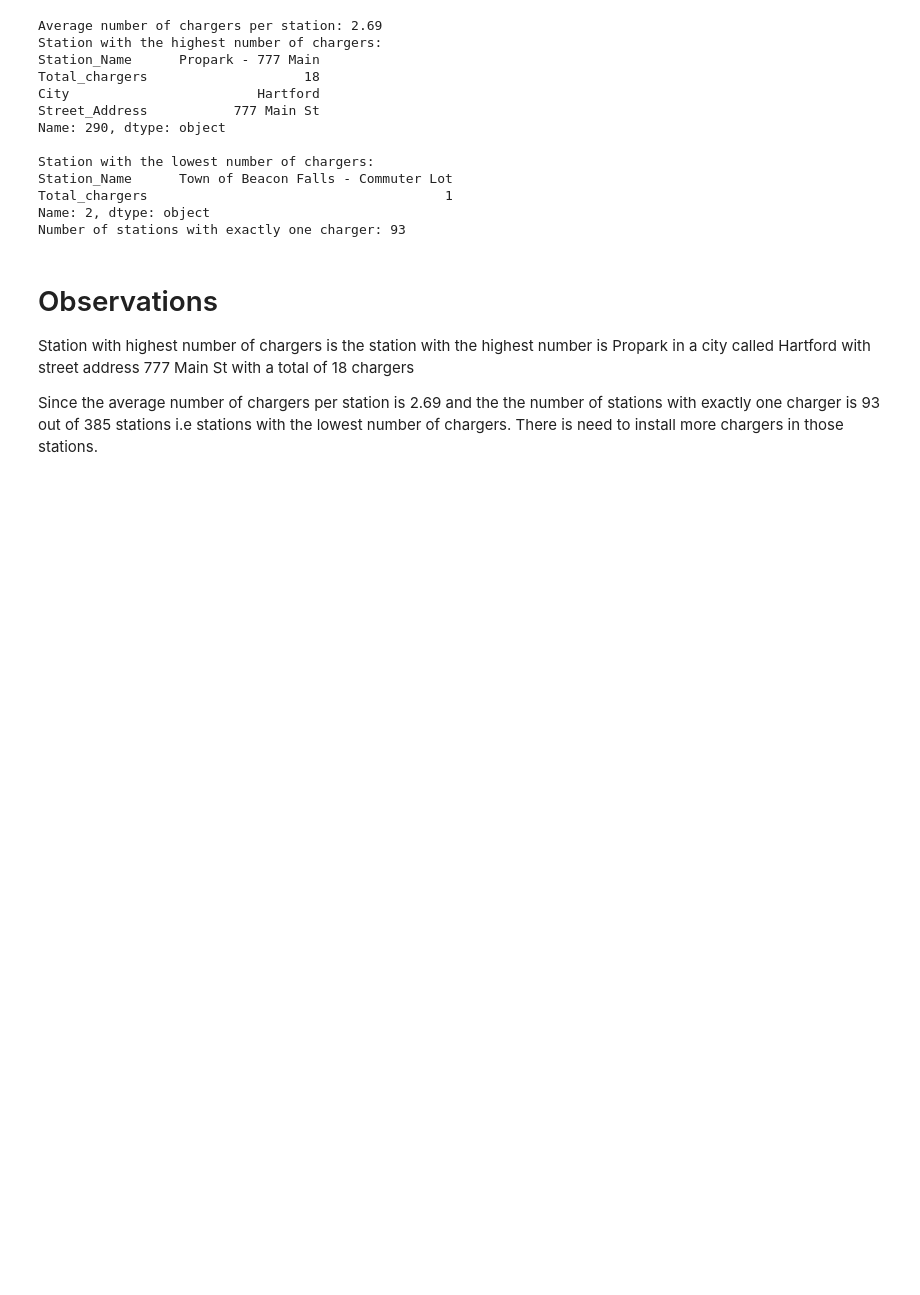
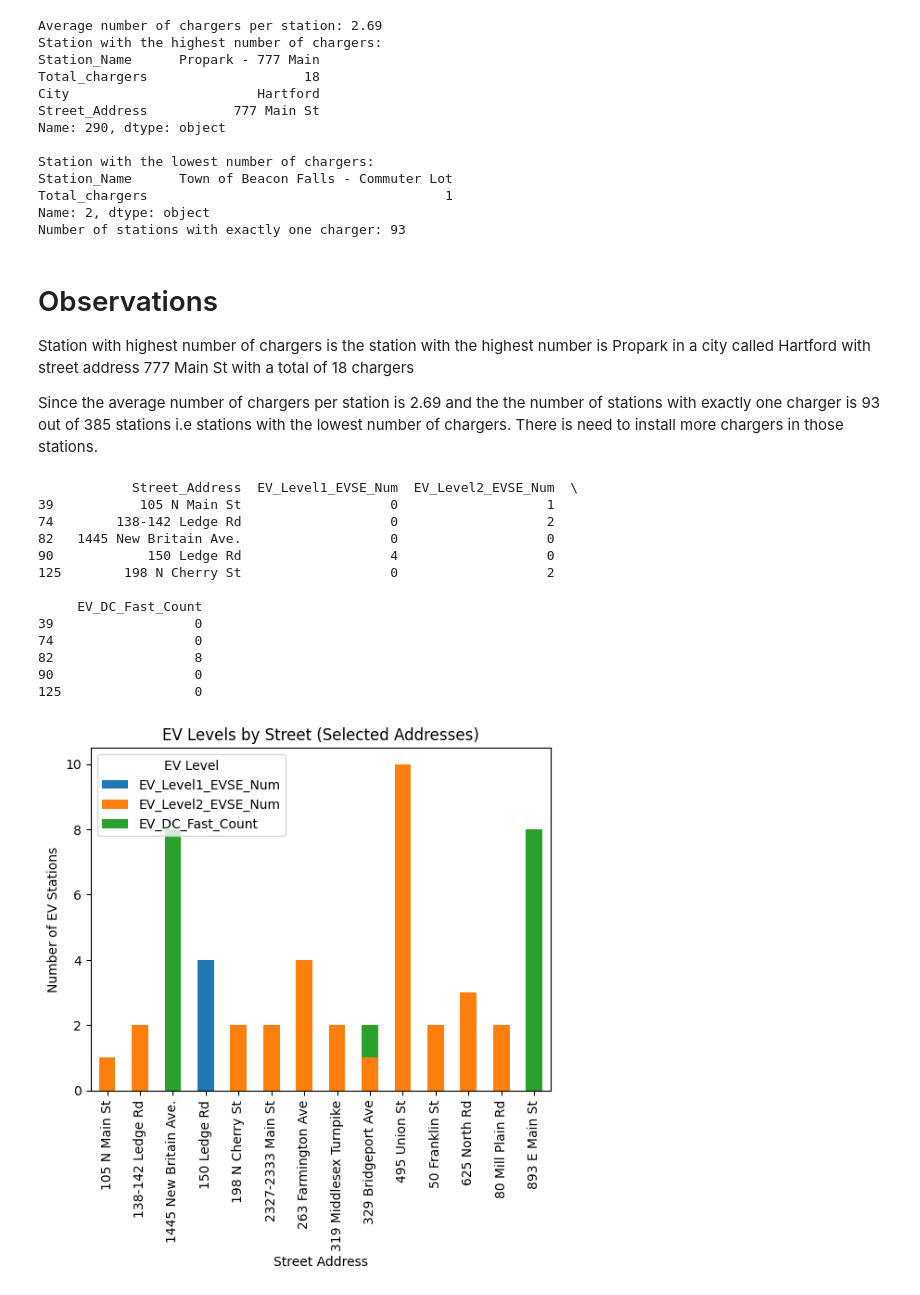
Before and after one commit to Hillal-cell/EV_Station, a Jupyter notebook: final_project.ipynb, the cells around one changed output. Drawn from its saved outputs; the diff is of its cells as text; code cells hidden in the pictures; blank space fills up the shorter version.

```diff
--- a/final_project.ipynb
+++ b/final_project.ipynb
@@ -865,3 +845,63 @@ Number of stations with exactly one charger: 93
 Station with highest number of chargers is the station with the highest number is Propark in a city called Hartford with street address 777 Main St with a total of 18 chargers
 
 Since the average number of chargers per station is 2.69 and the the number of stations with exactly one charger is 93 out of 385 stations i.e stations with the lowest number of chargers. There is need to install more chargers in those stations.
+# %%
+import matplotlib.pyplot as plt
+
+
+# Define the columns to replace 'none' with 0
+columns_to_replace = ['EV_Level1_EVSE_Num','EV_Level2_EVSE_Num','EV_DC_Fast_Count']
+
+# Replace 'none' and 'NONE' with 0 in the specified columns
+for col in columns_to_replace:
+    df[col] = df[col].astype(str).str.lower().replace('none', '0').astype(int)
+
+# Aggregate the data: count occurrences of each level per street
+agg_data = df.groupby('Street_Address')[columns_to_replace].sum().reset_index()
+
+# Select only the first fifteen addresses from the list you provided
+selected_addresses = [
+    '138-142 Ledge Rd',
+    '893 E Main St',
+    '105 N Main St',
+    '319 Middlesex Turnpike',
+    '80 Mill Plain Rd',
+    '50 Franklin St',
+    '1445 New Britain Ave.',
+    '2327-2333 Main St',
+    '150 Ledge Rd',
+    '625 North Rd',
+    '495 Union St',
+    '263 Farmington Ave',
+    '329 Bridgeport Ave',
+    '198 N Cherry St'
+]
+
+# Filter the aggregated data for the selected addresses
+agg_data = agg_data[agg_data['Street_Address'].isin(selected_addresses)]
+
+# Check the structure of the filtered data
+print(agg_data.head())
+
+# Plot the bar graph
+agg_data.set_index('Street_Address')[columns_to_replace].plot(kind='bar', stacked=True)
+plt.xlabel('Street Address')
+plt.ylabel('Number of EV Stations')
+plt.title('EV Levels by Street (Selected Addresses)')
+plt.legend(title='EV Level')
+plt.show()
+# %% [output]
+            Street_Address  EV_Level1_EVSE_Num  EV_Level2_EVSE_Num  \
+39           105 N Main St                   0                   1
+74        138-142 Ledge Rd                   0                   2
+82   1445 New Britain Ave.                   0                   0
+90            150 Ledge Rd                   4                   0
+125        198 N Cherry St                   0                   2
+
+     EV_DC_Fast_Count
+39                  0
+74                  0
+82                  8
+90                  0
+125                 0
+[figure, added]
```
Also changed, not shown: parts of 10 cells of this notebook.
